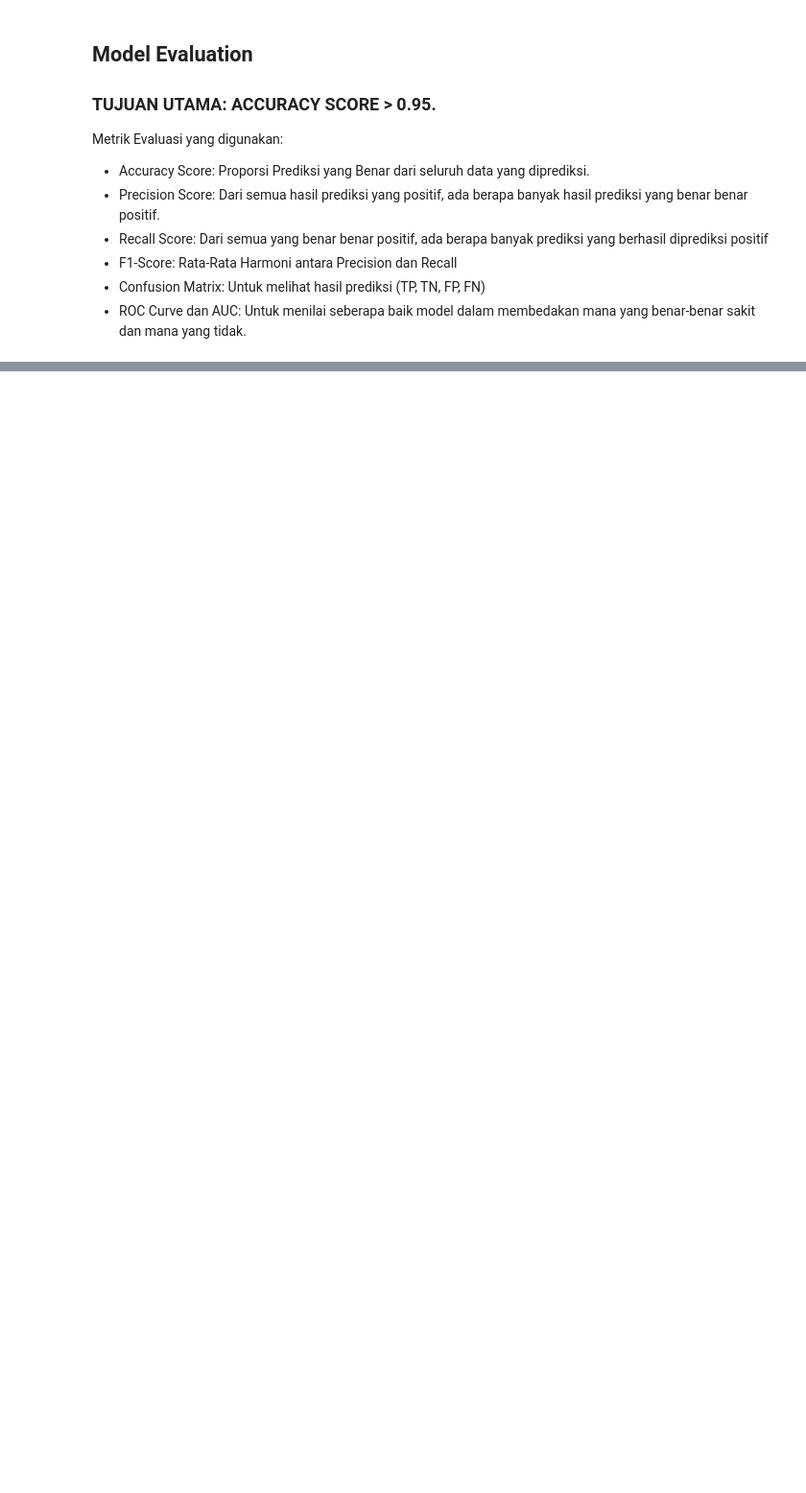
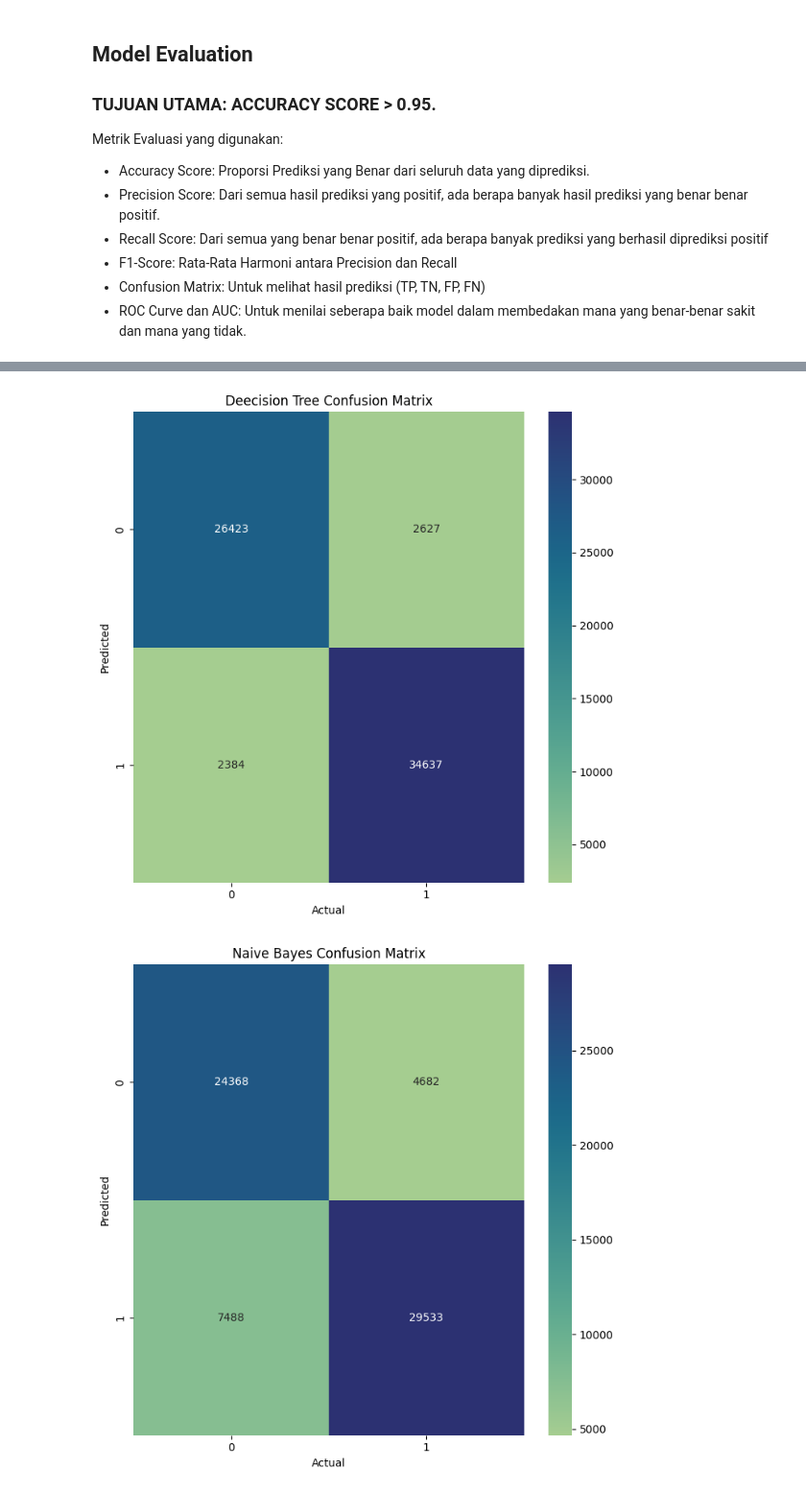
Before and after one commit to Ariqueeezz/MachineLearningProject, a Jupyter notebook: Experiment_DiabetesPrediction.ipynb, the cells around one changed output, grey strips where cells are left out. Shown at 96% size. Saved outputs shown, nothing was run; the diff lists cells and outputs as text; code cells hidden in the pictures; blank space fills up the shorter version.

```diff
--- a/Experiment_DiabetesPrediction.ipynb
+++ b/Experiment_DiabetesPrediction.ipynb
@@ -224,4 +226,4 @@ plt.show()
 # ***Model Selection***
 # %%
 # Splitting Data
-X_train, X_test, y_train, y_test = train_test_split(X_recreate, y_recreate, test_size=0.2, random_state=42)
+X_train, X_test, y_train, y_test = train_test_split(X_resampled, y_resampled, test_size=0.2, random_state=42)
@@ -296,0 +313,8 @@ plt.show()
+# %%
+results = {
+    'Decision Tree' : confusion_matrix(y_test, dtc.predict(X_test)),
+    'Naive Bayes' : confusion_matrix(y_test, nb.predict(X_test)),
+    'KNN' : confusion_matrix(y_test, knn.predict(X_test))
+}
+
+results
@@ -296,0 +328,27 @@ plt.show()
+# %%
+plt.figure(figsize=(7, 7))
+sns.heatmap(results['Decision Tree'], annot=True, fmt='g', cmap='crest')
+plt.title(f"Deecision Tree Confusion Matrix")
+plt.xlabel('Actual')
+plt.ylabel('Predicted')
+plt.tight_layout()
+plt.show()
+
+plt.figure(figsize=(7, 7))
+sns.heatmap(results['Naive Bayes'], annot=True, fmt='g', cmap='crest')
+plt.title(f"Naive Bayes Confusion Matrix")
+plt.xlabel('Actual')
+plt.ylabel('Predicted')
+plt.tight_layout()
+plt.show()
+
+plt.figure(figsize=(7, 7))
+sns.heatmap(results['KNN'], annot=True, fmt='g', cmap='crest')
+plt.title(f"KNN Confusion Matrix")
+plt.xlabel('Actual')
+plt.ylabel('Predicted')
+plt.tight_layout()
+plt.show()
+# %% [output]
+[figure, added]
+[figure, added]
```
Also changed, not shown: parts of 19 cells of this notebook.
